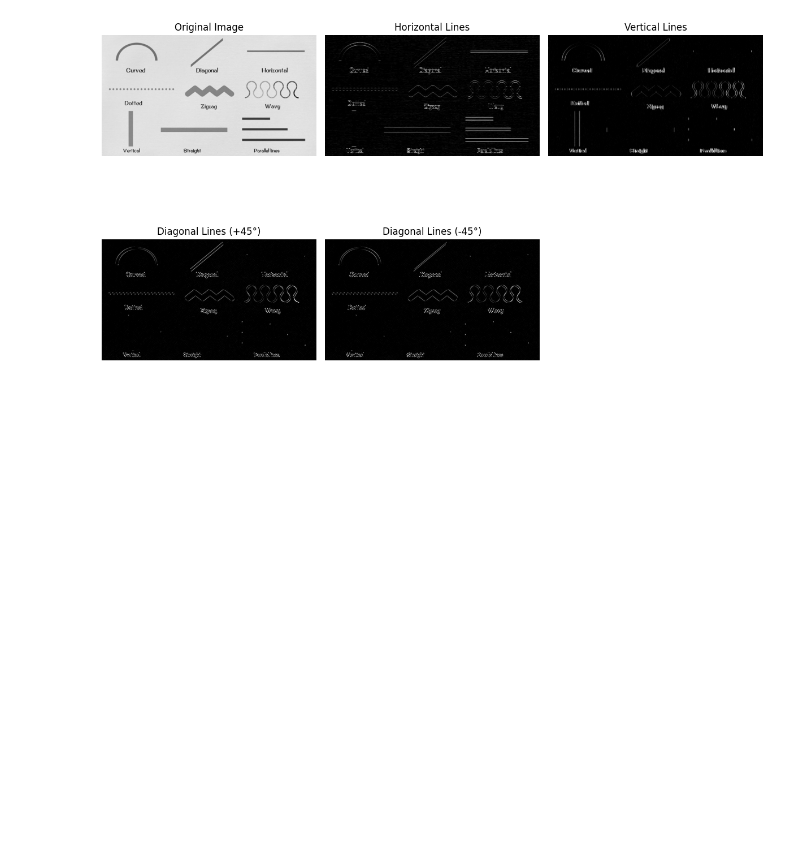
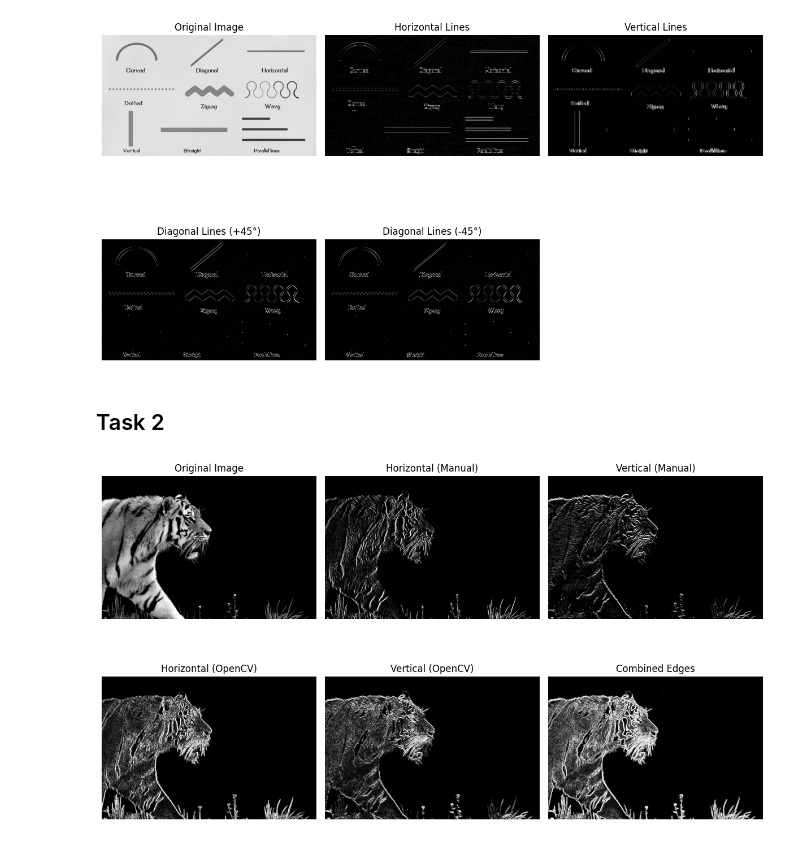
Before and after one commit to pixelPristine/Digital-Image-Processing, a Jupyter notebook: Lab_10.ipynb, the cells around one changed output. Saved outputs shown, nothing was run; the diff lists cells and outputs as text; code cells hidden in the pictures; blank space fills up the shorter version.

Commit message:
Task 2 & 3 completed

```diff
--- a/Lab_10.ipynb
+++ b/Lab_10.ipynb
@@ -73,3 +73,83 @@ task1('image2.png')
 # %% [output]
 [figure]
 [figure]
+# %% [markdown]
+## Task 2
+# %%
+import cv2
+import numpy as np
+import matplotlib.pyplot as plt
+
+# Load the image
+image_path = 'images/image3.png'
+image = cv2.imread(image_path, cv2.IMREAD_GRAYSCALE)
+
+# # Define Sobel filters manually
+# sobel_x = np.array([[-1, -1, -1],
+#                     [ 2,  2,  2],
+#                     [-1, -1, -1]])  # Horizontal edges
+
+# sobel_y = np.array([[-1, 2, -1],
+#                     [-1, 2, -1],
+#                     [-1, 2, -1]])  # Vertical edges
+
+sobel_x = np.array([[-1, 0, 1],
+                    [-2, 0, 2],
+                    [-1, 0, 1]])  # Horizontal edges
+
+sobel_y = np.array([[-1, -2, -1],
+                    [ 0,  0,  0],
+                    [ 1,  2,  1]])  # Vertical edges
+
+# Apply manual Sobel filters using convolution
+horizontal_edges_manual = cv2.filter2D(image, -1, sobel_x)
+vertical_edges_manual = cv2.filter2D(image, -1, sobel_y)
+combined_edges_manual = cv2.addWeighted(horizontal_edges_manual, 0.5, vertical_edges_manual, 0.5, 0)
+
+# Apply Sobel filters using OpenCV functions
+horizontal_edges_cv = cv2.Sobel(image, cv2.CV_64F, 1, 0, ksize=3)
+vertical_edges_cv = cv2.Sobel(image, cv2.CV_64F, 0, 1, ksize=3)
+combined_edges_cv = cv2.magnitude(horizontal_edges_cv, vertical_edges_cv)
+
+# Convert OpenCV results to uint8
+horizontal_edges_cv = cv2.convertScaleAbs(horizontal_edges_cv)
+vertical_edges_cv = cv2.convertScaleAbs(vertical_edges_cv)
+combined_edges_cv = cv2.convertScaleAbs(combined_edges_cv)
+
+# Display results
+plt.figure(figsize=(12, 8))
+
+plt.subplot(2, 3, 1)
+plt.title("Original Image")
+plt.imshow(image, cmap='gray')
+plt.axis('off')
+
+plt.subplot(2, 3, 2)
+plt.title("Horizontal (Manual)")
+plt.imshow(horizontal_edges_manual, cmap='gray')
+plt.axis('off')
+
+plt.subplot(2, 3, 3)
+plt.title("Vertical (Manual)")
+plt.imshow(vertical_edges_manual, cmap='gray')
+plt.axis('off')
+
+plt.subplot(2, 3, 4)
+plt.title("Horizontal (OpenCV)")
+plt.imshow(horizontal_edges_cv, cmap='gray')
+plt.axis('off')
+
+plt.subplot(2, 3, 5)
+plt.title("Vertical (OpenCV)")
+plt.imshow(vertical_edges_cv, cmap='gray')
+plt.axis('off')
+
+plt.subplot(2, 3, 6)
+plt.title("Combined Edges")
+plt.imshow(combined_edges_cv, cmap='gray')
+plt.axis('off')
+
+plt.tight_layout()
+plt.show()
+# %% [output]
+[figure, added]
```
Also changed, not shown: parts of 2 cells of this notebook, 3 other files.
